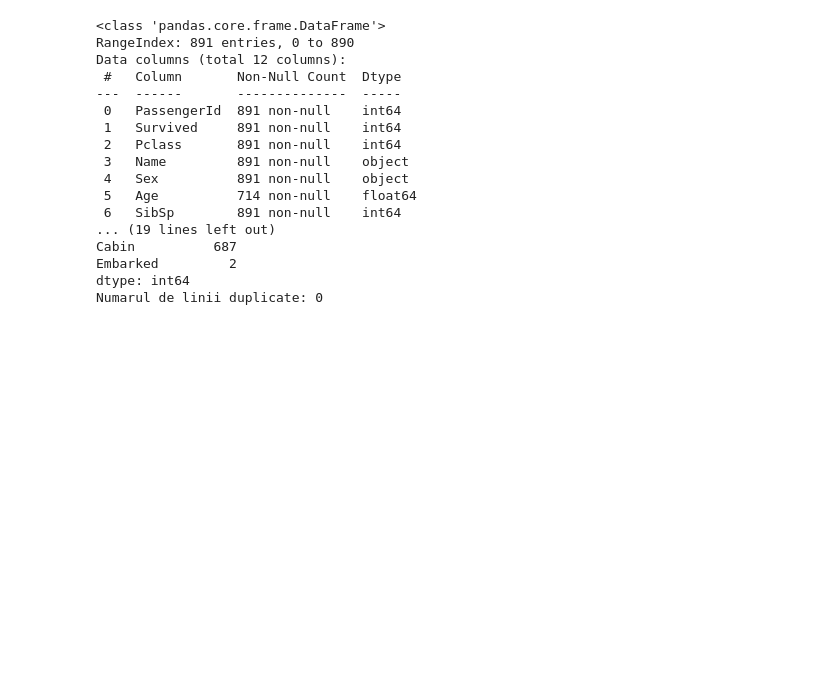
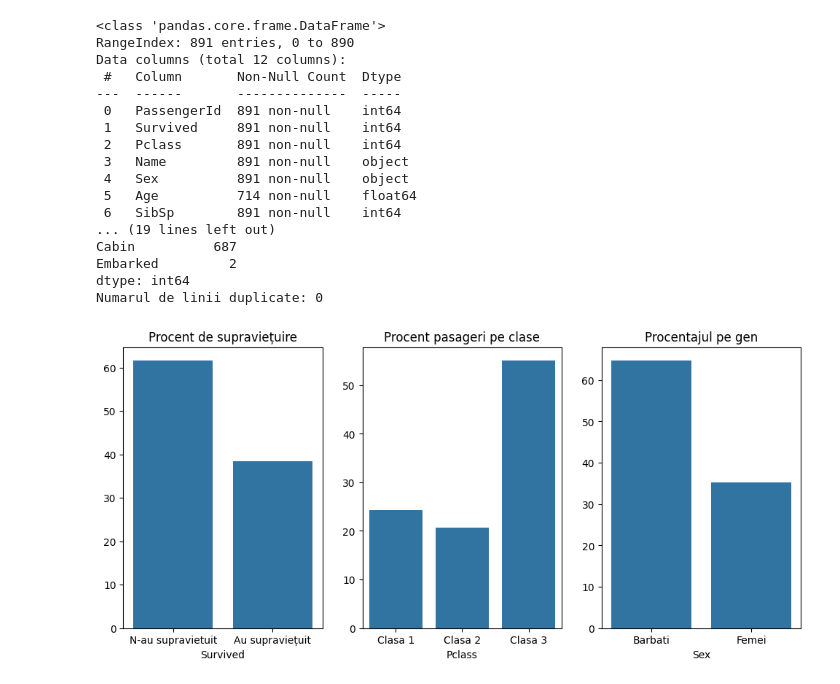
Before and after one commit to Catalin951/PCLP3_project_jupyter-notebook, a Jupyter notebook: bin/Untitled.ipynb, the cells around one changed output. Cells and saved outputs as stored; diff of their text form; code cells hidden in the pictures; blank space fills up the shorter version.

```diff
--- a/bin/Untitled.ipynb
+++ b/bin/Untitled.ipynb
@@ -30,3 +30,45 @@ Cabin          687
 Embarked         2
 dtype: int64
 Numarul de linii duplicate: 0
+# %%
+# Cerinta 2
+
+import matplotlib.pyplot as plt
+import seaborn as sb
+# Pentru cele 3 coloane:
+# Ia numarul de valori pentru fiecare posibilitate,
+# imparte-le la cate sunt si inmulteste cu o suta
+
+survived = df['Survived']
+survival_rate = survived.value_counts(normalize=True) * 100
+
+class_col = df['Pclass']
+class_rate = class_col.value_counts(normalize=True) * 100
+
+sex_col = df['Sex']
+gender_rate = sex_col.value_counts(normalize=True) * 100
+
+# 3 plot-uri pe un rand
+main_plot, subplots = plt.subplots(1, 3, figsize=(12, 5))
+
+# plot supravietuire
+subplots[0].set_title('Procent de supraviețuire')
+subplots[0].set_xticks([0, 1])
+subplots[0].set_xticklabels(['N-au supravietuit', 'Au supraviețuit'])
+sb.barplot(x=survival_rate.index, y=survival_rate.values, ax=subplots[0])
+
+# plot pasageri pe clase
+subplots[1].set_title('Procent pasageri pe clase')
+subplots[1].set_xticks([0, 1, 2])
+subplots[1].set_xticklabels(['Clasa 1', 'Clasa 2', 'Clasa 3'])
+sb.barplot(x=class_rate.index, y=class_rate.values, ax=subplots[1])
+
+# plot procente pe gen
+subplots[2].set_title('Procentajul pe gen')
+subplots[2].set_xticks([0, 1])
+subplots[2].set_xticklabels(['Barbati', 'Femei'])
+sb.barplot(x=gender_rate.index, y=gender_rate.values, ax=subplots[2])
+
+plt.show()
+# %% [output]
+[figure, added]
```
